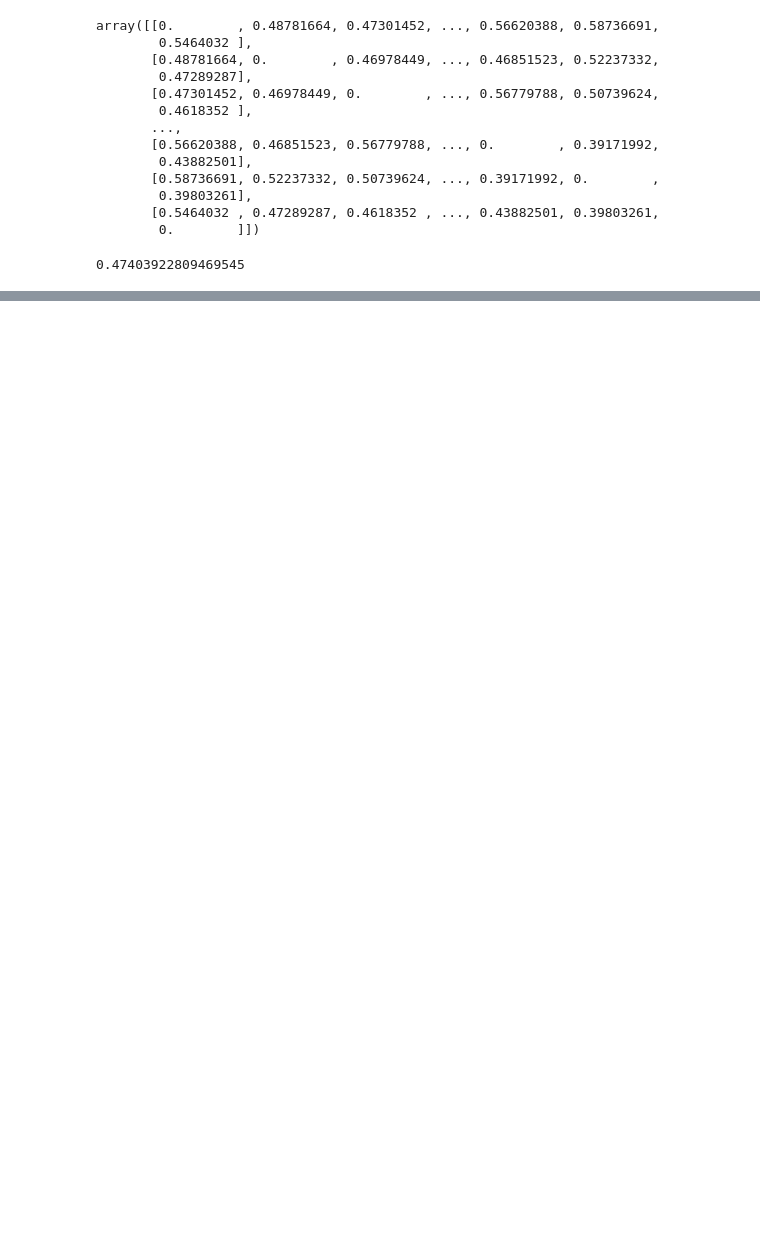
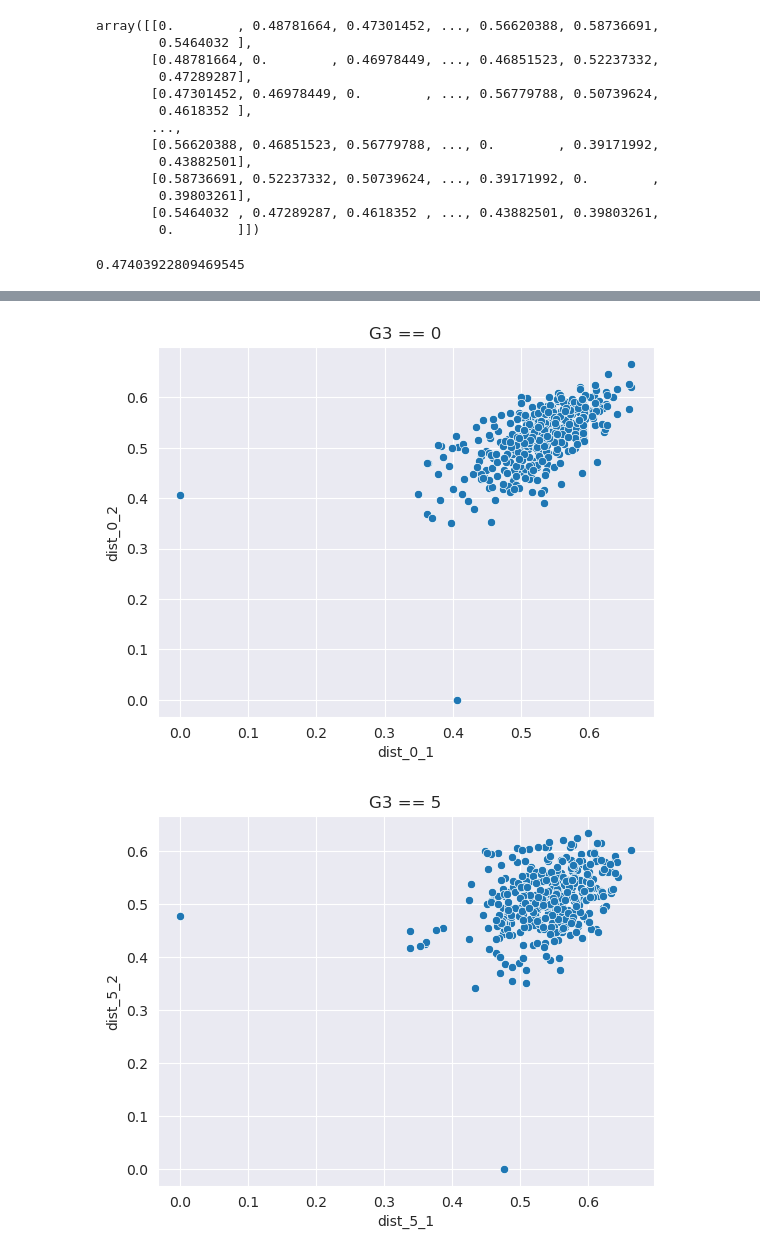
Before and after one commit to IMrXAT/data_mining_lab1, a Jupyter notebook: data_analysis.ipynb, the cells around one changed output, grey strips where cells are left out. Drawn from its saved outputs; the diff is of its cells as text; code cells hidden in the pictures; blank space fills up the shorter version.

```diff
--- a/data_analysis.ipynb
+++ b/data_analysis.ipynb
@@ -149,0 +223,49 @@ diff_matrix[27, 116]
+# %%
+# Строим графики по расстоянию от всех учеников до двух выбранных для каждого кластера
+# G3 == 0
+x = diff_matrix[389]
+y = diff_matrix[387]
+
+ax = sns.scatterplot(x=x, y=y);
+ax.set(xlabel ='dist_0_1', ylabel ='dist_0_2')
+plt.title('G3 == 0');
+plt.show()
+
+# G3 == 5
+x = diff_matrix[384]
+y = diff_matrix[373]
+
+ax = sns.scatterplot(x=x, y=y);
+ax.set(xlabel ='dist_5_1', ylabel ='dist_5_2')
+plt.title('G3 == 5');
+plt.show()
+
+# G3 == 10
+x = diff_matrix[393]
+y = diff_matrix[382]
+
+ax = sns.scatterplot(x=x, y=y);
+ax.set(xlabel ='dist_10_1', ylabel ='dist_10_2')
+plt.title('G3 == 10');
+plt.show()
+
+# G3 == 15
+x = diff_matrix[378]
+y = diff_matrix[376]
+
+ax = sns.scatterplot(x=x, y=y);
+ax.set(xlabel ='dist_15_1', ylabel ='dist_15_2')
+plt.title('G3 == 15');
+plt.show()
+
+# G3 == 20 || G3 == 19
+x = diff_matrix[47]
+y = diff_matrix[110]
+
+ax = sns.scatterplot(x=x, y=y);
+ax.set(xlabel ='dist_20_1', ylabel ='dist_19_2')
+plt.title('G3 == 20 || G3 == 19');
+plt.show()
+# %% [output]
+[figure, added]
+[figure, added]
```
Also changed, not shown: parts of 14 cells of this notebook, 1 other file.
